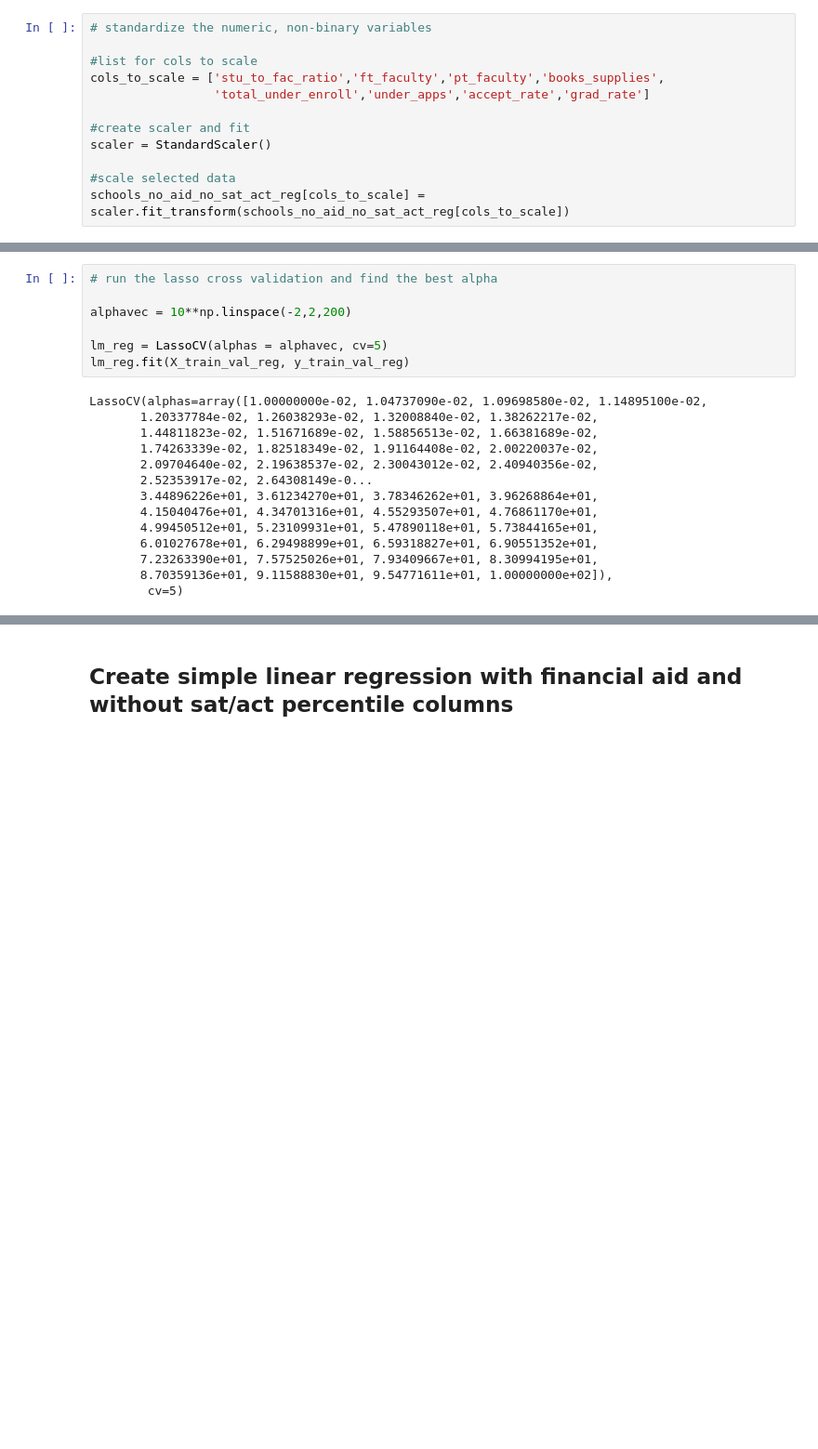
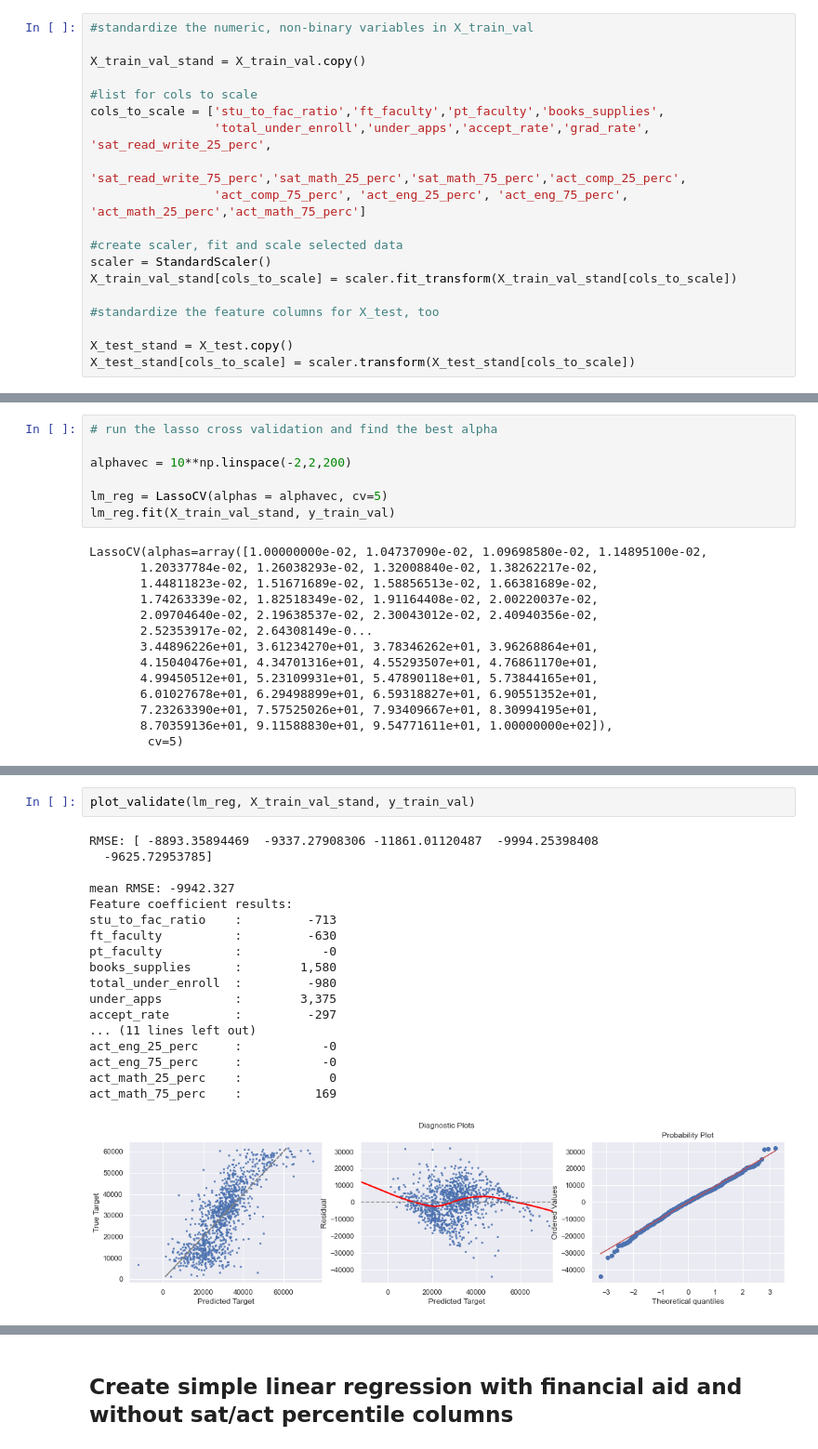
Before and after one commit to chloebs4590/Metis-NBM_Regression, a Jupyter notebook: eda_lr_project_code.ipynb, the cells around one changed output, grey strips where cells are left out. Shown at 93% size. Saved outputs shown, nothing was run; the diff lists cells and outputs as text; blank space fills up the shorter version.

```diff
--- a/eda_lr_project_code.ipynb
+++ b/eda_lr_project_code.ipynb
@@ -1238,12 +1239,19 @@ schools_no_aid_no_sat_act_reg = schools_no_aid_no_sat_act.copy()
 # %%
-# standardize the numeric, non-binary variables
+#standardize the numeric, non-binary variables in X_train_val
+
+X_train_val_stand = X_train_val.copy()
 
 #list for cols to scale
 cols_to_scale = ['stu_to_fac_ratio','ft_faculty','pt_faculty','books_supplies',
-                 'total_under_enroll','under_apps','accept_rate','grad_rate']
+                 'total_under_enroll','under_apps','accept_rate','grad_rate', 'sat_read_write_25_perc',
+                 'sat_read_write_75_perc','sat_math_25_perc','sat_math_75_perc','act_comp_25_perc',
+                 'act_comp_75_perc', 'act_eng_25_perc', 'act_eng_75_perc', 'act_math_25_perc','act_math_75_perc']
 
-#create scaler and fit
+#create scaler, fit and scale selected data
 scaler = StandardScaler()
+X_train_val_stand[cols_to_scale] = scaler.fit_transform(X_train_val_stand[cols_to_scale])
 
-#scale selected data
-schools_no_aid_no_sat_act_reg[cols_to_scale] = scaler.fit_transform(schools_no_aid_no_sat_act_reg[cols_to_scale])
+#standardize the feature columns for X_test, too
+
+X_test_stand = X_test.copy()
+X_test_stand[cols_to_scale] = scaler.transform(X_test_stand[cols_to_scale])
@@ -1265,7 +1261,7 @@ X_train_val_reg, X_test_reg, y_train_val_reg, y_test_reg = train_test_split(X_re
 alphavec = 10**np.linspace(-2,2,200)
 
 lm_reg = LassoCV(alphas = alphavec, cv=5)
-lm_reg.fit(X_train_val_reg, y_train_val_reg)
+lm_reg.fit(X_train_val_stand, y_train_val)
 # %% [output]
 LassoCV(alphas=array([1.00000000e-02, 1.04737090e-02, 1.09698580e-02, 1.14895100e-02,
        1.20337784e-02, 1.26038293e-02, 1.32008840e-02, 1.38262217e-02,
@@ -1481,0 +1283,21 @@ test_scores_con_not_req_1.0:        4,848
+# %%
+plot_validate(lm_reg, X_train_val_stand, y_train_val)
+# %% [output]
+RMSE: [ -8893.35894469  -9337.27908306 -11861.01120487  -9994.25398408
+  -9625.72953785]
+
+mean RMSE: -9942.327
+Feature coefficient results:
+stu_to_fac_ratio    :         -713
+ft_faculty          :         -630
+pt_faculty          :           -0
+books_supplies      :        1,580
+total_under_enroll  :         -980
+under_apps          :        3,375
+accept_rate         :         -297
+... (11 lines left out)
+act_eng_25_perc     :           -0
+act_eng_75_perc     :           -0
+act_math_25_perc    :            0
+act_math_75_perc    :          169
+[figure, added]
```
Also changed, not shown: parts of 79 cells of this notebook.
